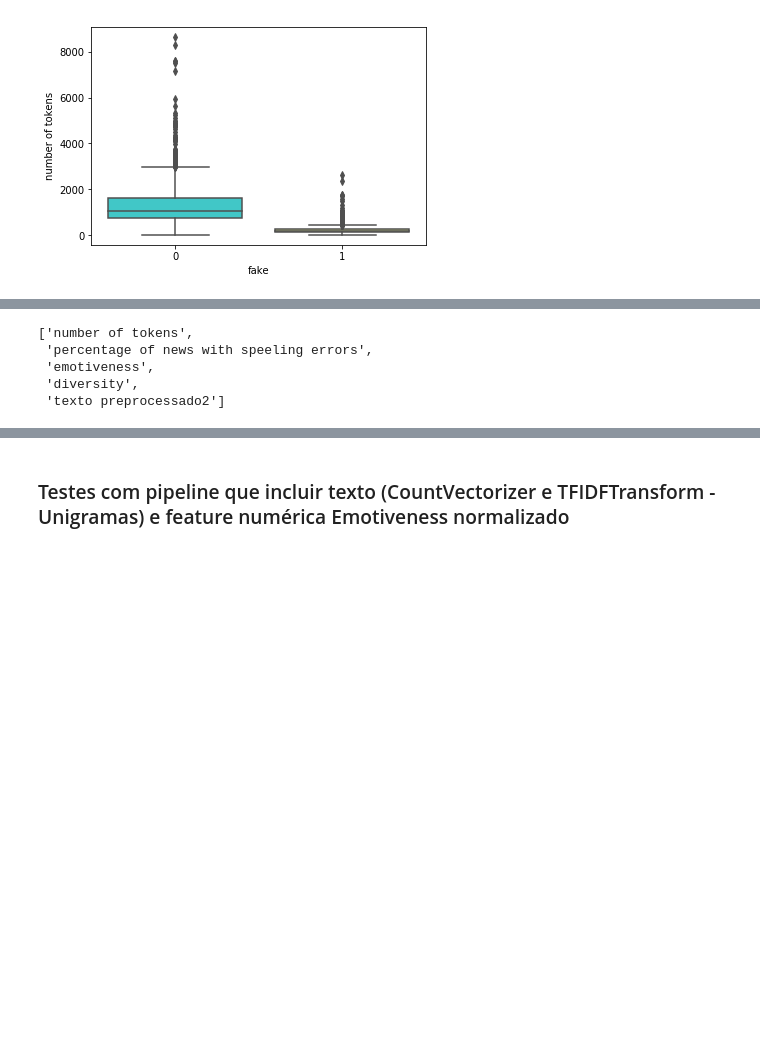
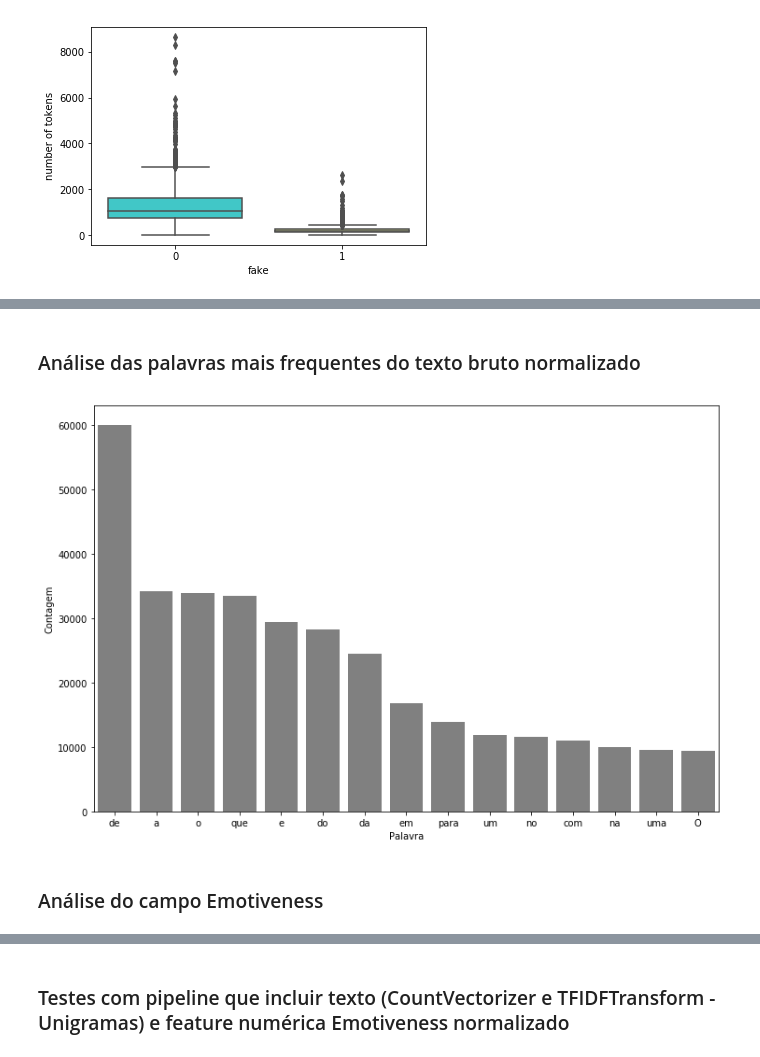
Before and after one commit to joaopaulopbjp/FakeNewsDetection, a Jupyter notebook: Fake News Classifier.ipynb, the cells around one changed output, grey strips where cells are left out. Drawn from its saved outputs; the diff is of its cells as text; code cells hidden in the pictures; blank space fills up the shorter version.

```diff
--- a/Fake News Classifier.ipynb
+++ b/Fake News Classifier.ipynb
@@ -171,0 +268,2 @@ def pareto(texto, coluna_texto, quantidade):
+# %%
+df_completo['texto preprocessado2'] = limpeza2(df_completo,"texto normalizado")
@@ -391,8 +287,0 @@ features= [c for c in df_politica.columns.values if c  in ['texto preprocessado2
-# %%
-features
-# %% [output]
-['number of tokens',
- 'percentage of news with speeling errors',
- 'emotiveness',
- 'diversity',
- 'texto preprocessado2']
@@ -405,0 +288,8 @@ treino, teste, classe_treino, classe_teste = train_test_split(df_tratado[feature
+# %% [markdown]
+### Análise das palavras mais frequentes do texto bruto normalizado
+# %%
+pareto(df_completo, "texto normalizado", 15)
+# %% [output]
+[figure, added]
+# %% [markdown]
+### Análise do campo Emotiveness
```
Also changed, not shown: parts of 133 cells of this notebook.
